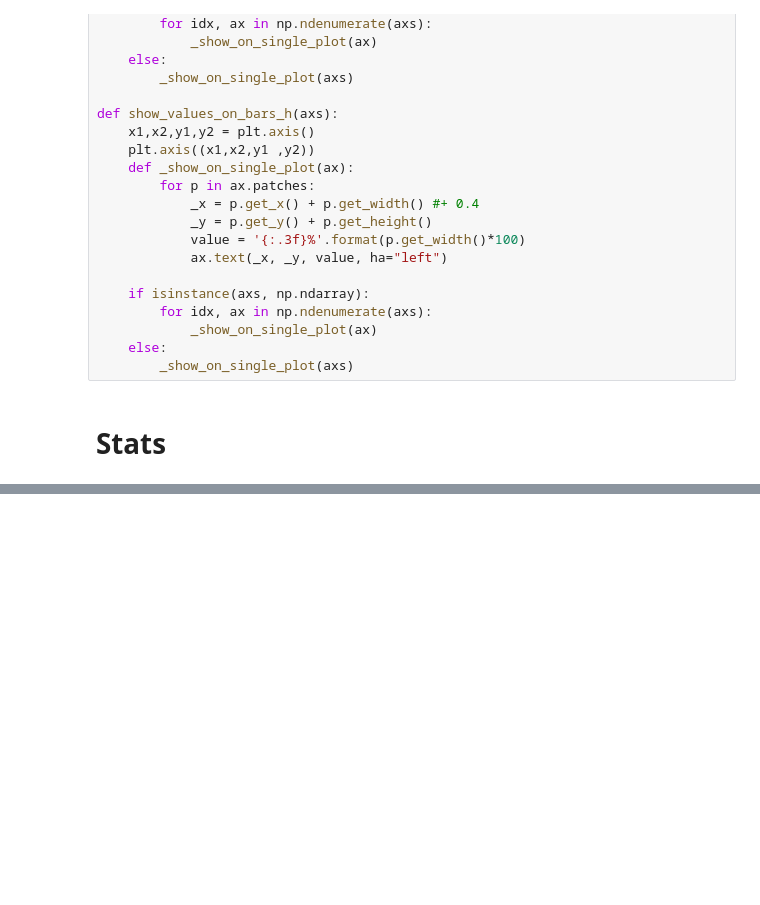
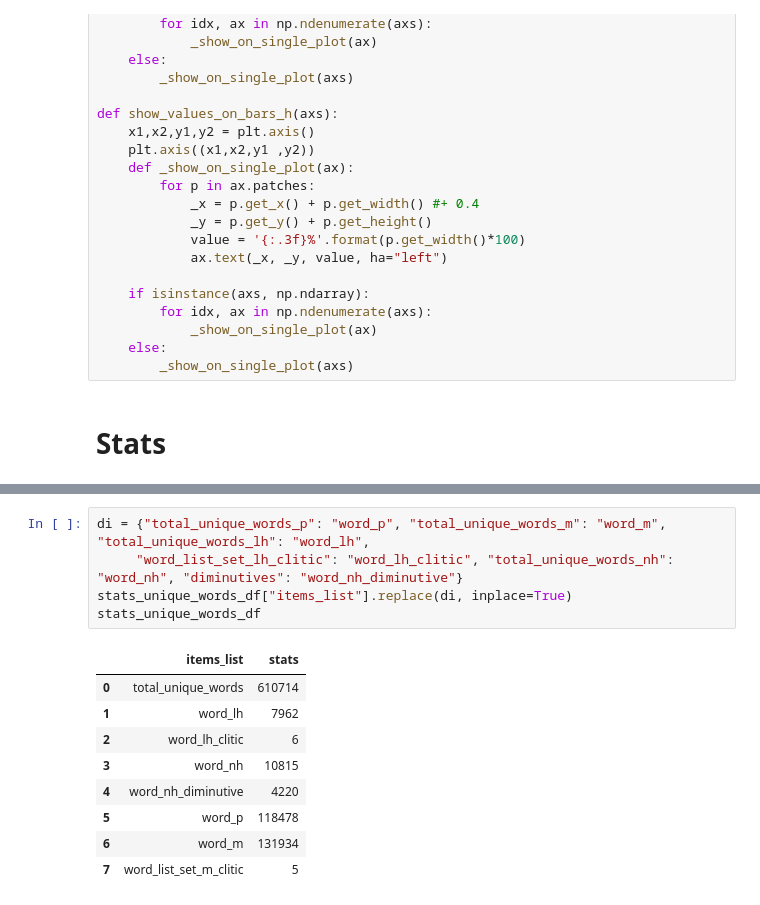
Before and after one commit to Portophon/palatal-sonorants-pt, a Jupyter notebook: 3 - Cetem stats.ipynb, the cells around one changed output, grey strips where cells are left out. Drawn from its saved outputs; the diff is of its cells as text; blank space fills up the shorter version.

```diff
--- a/3 - Cetem stats.ipynb
+++ b/3 - Cetem stats.ipynb
@@ -60,0 +73,15 @@ stats_unique_words_df
+# %%
+di = {"total_unique_words_p": "word_p", "total_unique_words_m": "word_m", "total_unique_words_lh": "word_lh",
+     "word_list_set_lh_clitic": "word_lh_clitic", "total_unique_words_nh": "word_nh", "diminutives": "word_nh_diminutive"}
+stats_unique_words_df["items_list"].replace(di, inplace=True)
+stats_unique_words_df
+# %% [output]
+|  | items_list | stats |
+| 0 | total_unique_words | 610714 |
+| 1 | word_lh | 7962 |
+| 2 | word_lh_clitic | 6 |
+| 3 | word_nh | 10815 |
+| 4 | word_nh_diminutive | 4220 |
+| 5 | word_p | 118478 |
+| 6 | word_m | 131934 |
+| 7 | word_list_set_m_clitic | 5 |
```
Also changed, not shown: parts of 11 cells of this notebook, 3 other files.
